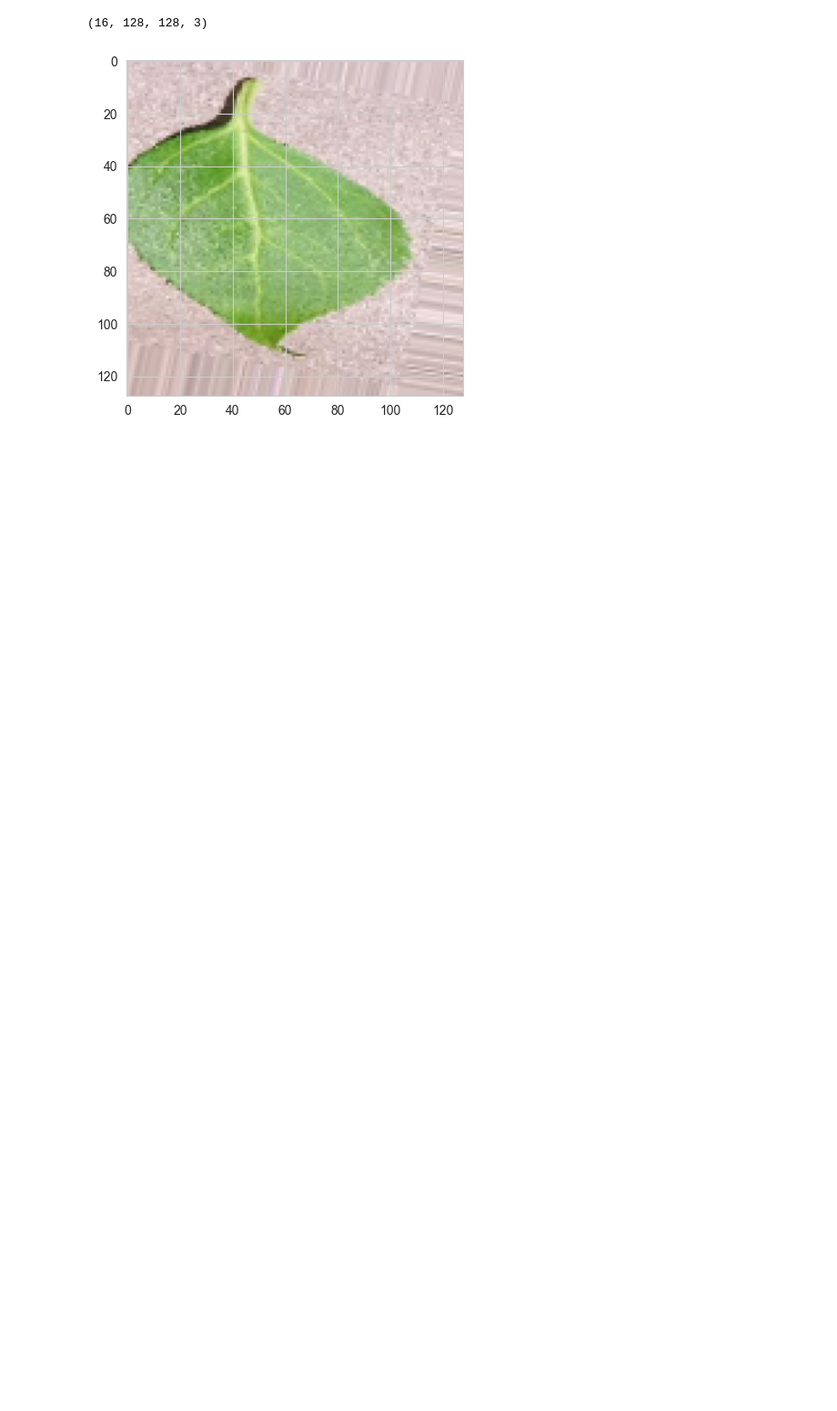
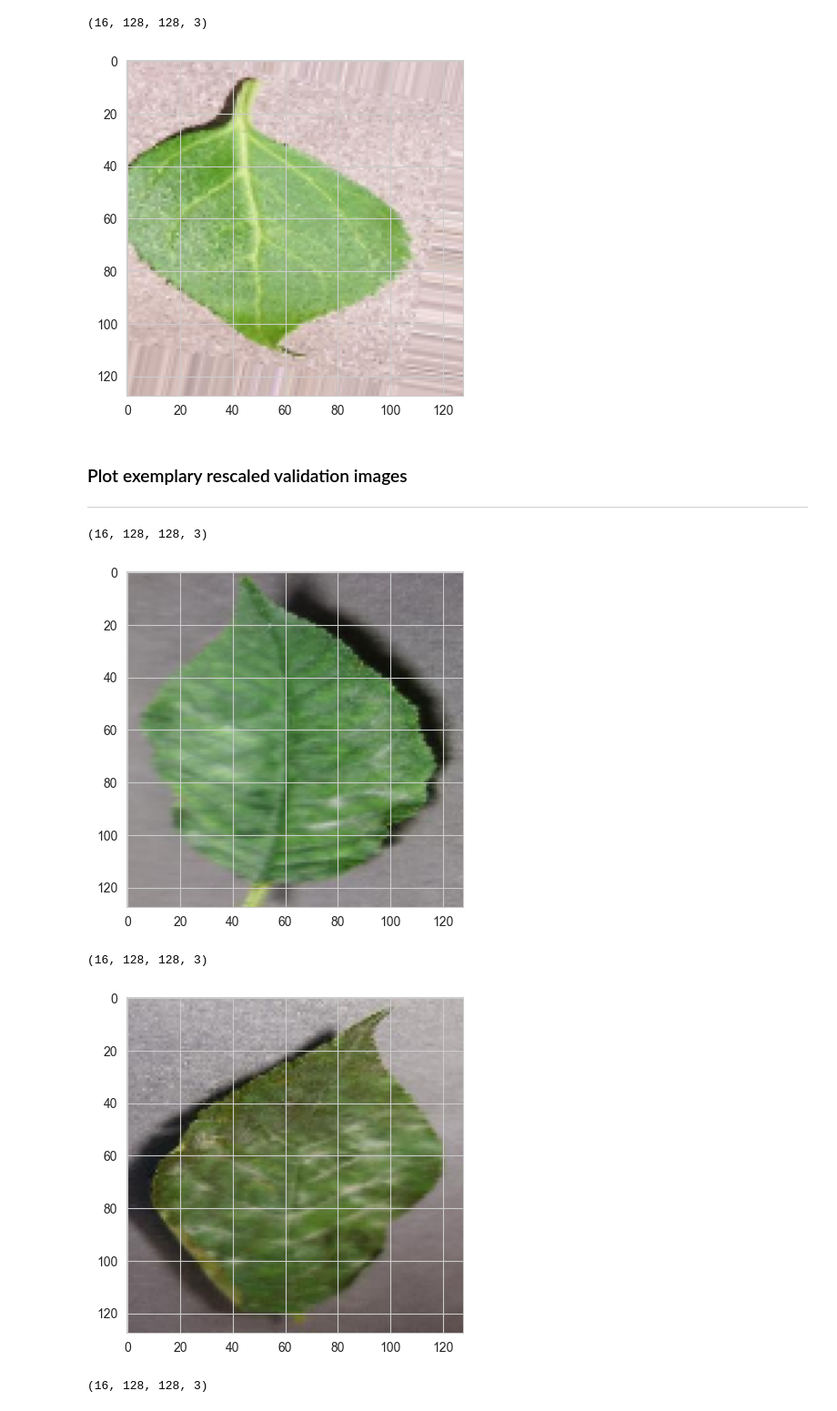
Before and after one commit to N4v1ds0n/PP5-predictive_analysis, a Jupyter notebook: jupyter_notebooks/03_modelling_and_evaluation.ipynb, the cells around one changed output. Shown at 91% size. Cells and saved outputs as stored; diff of their text form; code cells hidden in the pictures; blank space fills up the shorter version.

Commit message:
Plot augmentation results

```diff
--- a/jupyter_notebooks/03_modelling_and_evaluation.ipynb
+++ b/jupyter_notebooks/03_modelling_and_evaluation.ipynb
@@ -207,3 +225,19 @@ for i in range(3):
 [figure]
 (16, 128, 128, 3)
 [figure]
+# %% [markdown]
+### Plot exemplary rescaled validation images
+
+---
+# %%
+for i in range(3):
+    img, label = next(validation_set)
+    print(img.shape)  # (1,256,256,3)
+    plt.imshow(img[0])
+    plt.show()
+# %% [output]
+(16, 128, 128, 3)
+[figure, added]
+(16, 128, 128, 3)
+[figure, added]
+(16, 128, 128, 3)
```
Also changed, not shown: parts of 11 cells of this notebook, 1 other file.
